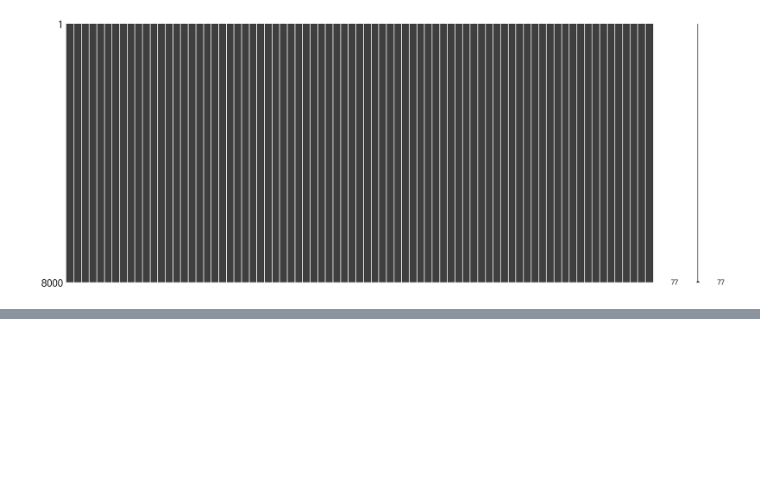
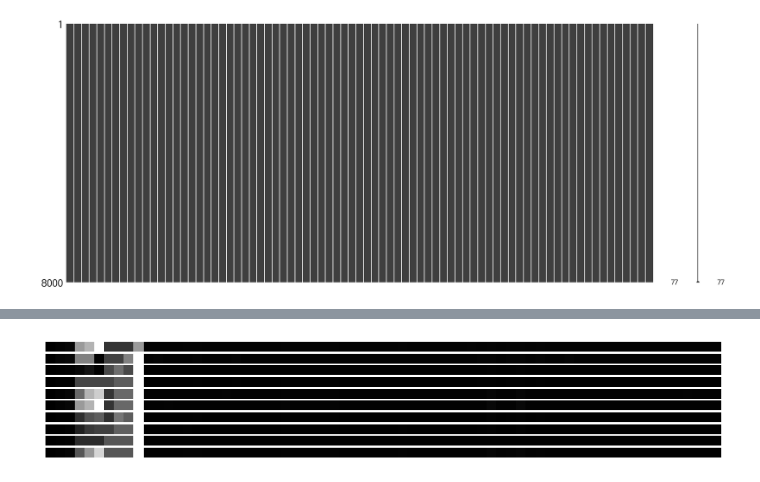
Before and after one commit to ancestor9/Gyeongbok-AI-study, a Jupyter notebook: 2025/도장깨기/06_Feature_Engineering_Extraction_Consumer_Behavior_Analysis.ipynb, the cells around one changed output, grey strips where cells are left out. Saved outputs shown, nothing was run; the diff lists cells and outputs as text; code cells hidden in the pictures; blank space fills up the shorter version.

```diff
--- a/2025/도장깨기/06_Feature_Engineering_Extraction_Consumer_Behavior_Analysis.ipynb
+++ b/2025/도장깨기/06_Feature_Engineering_Extraction_Consumer_Behavior_Analysis.ipynb
@@ -650,0 +670,32 @@ msno.matrix(df_merged)
+# %%
+# prompt: df_encoded[:10] 까지 imshow 코드로 square형태말고 한 줄로 시각화 해줄래
+
+import matplotlib.pyplot as plt
+import numpy as np
+
+# Assuming df_encoded[:10] represents 10 images' pixel data
+image_data = df_encoded[:10].select_dtypes(include=np.number)
+image_data = image_data.values.astype(np.float64)
+
+# Calculate the number of pixels and images
+num_images, num_pixels = image_data.shape
+
+# Assuming a square image
+image_side = int(np.sqrt(num_pixels))
+
+
+# Create a figure and axes
+fig, axes = plt.subplots(10, 1, figsize=(20, 2))
+
+
+for i in range(10):
+  # Reshape the pixel data to a 1D array (assuming a square image)
+  current_image = image_data[i].reshape(1,num_pixels)
+
+  # Display the image
+  axes[i].imshow(current_image, cmap='gray')
+  axes[i].axis('off') # Hide axes
+
+plt.show()
+# %% [output]
+[figure, added]
```
Also changed, not shown: parts of 3 cells of this notebook.
